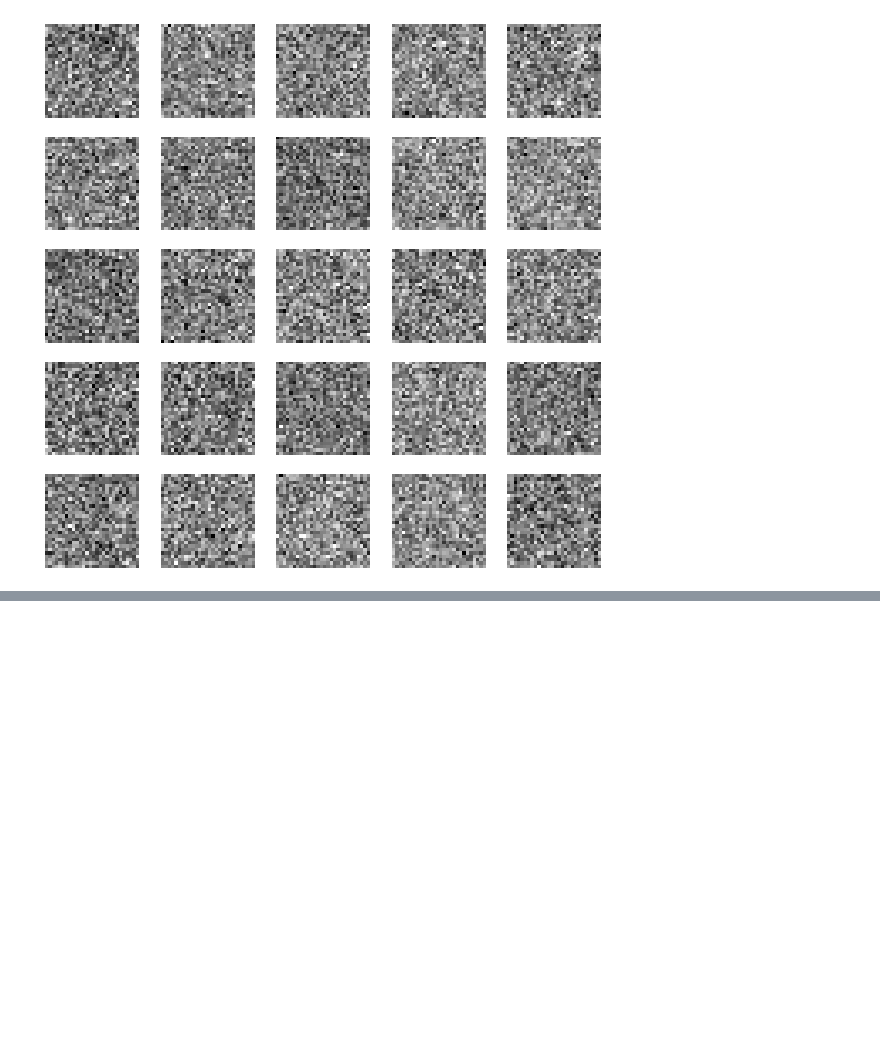
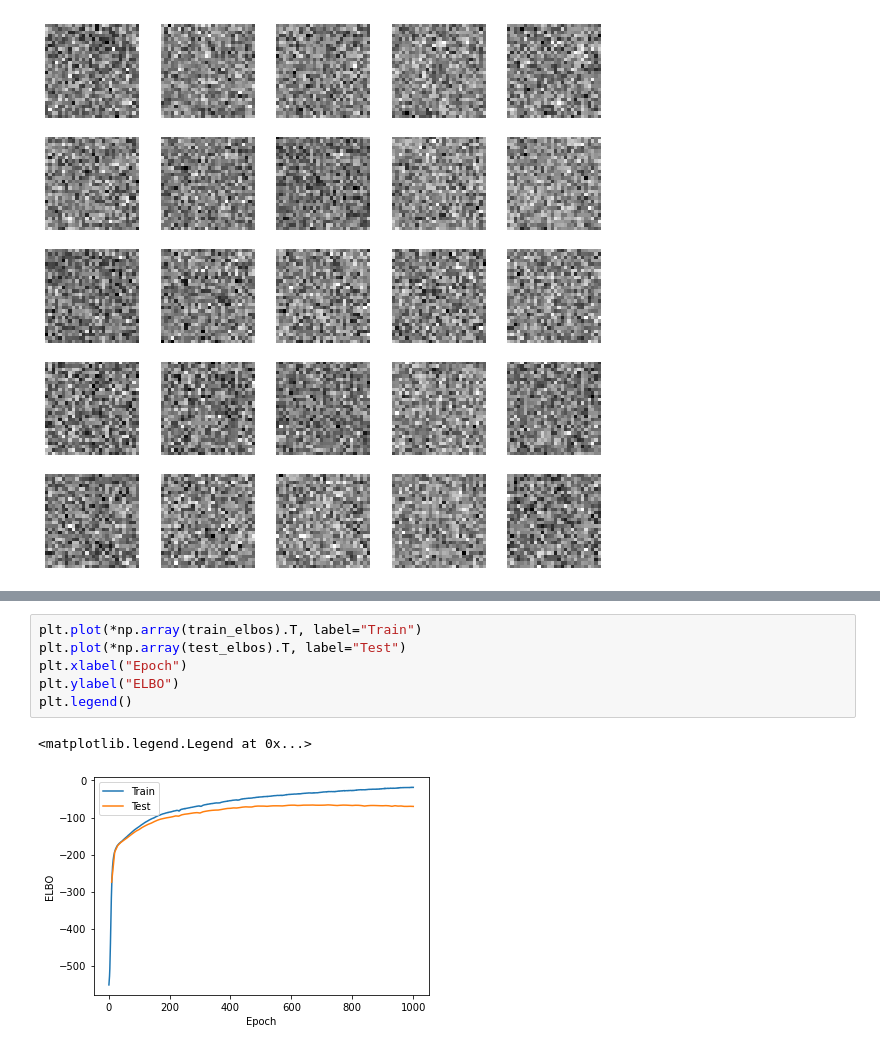
Before and after one commit to ATML-2022-Group6/inference-suboptimality, a Jupyter notebook: test_vae.ipynb, the cells around one changed output, grey strips where cells are left out. Saved outputs shown, nothing was run; the diff lists cells and outputs as text; blank space fills up the shorter version.

```diff
--- a/test_vae.ipynb
+++ b/test_vae.ipynb
@@ -150,3 +156,12 @@ for epoch in trange(1, num_epochs+1):
+# %%
+plt.plot(*np.array(train_elbos).T, label="Train")
+plt.plot(*np.array(test_elbos).T, label="Test")
+plt.xlabel("Epoch")
+plt.ylabel("ELBO")
+plt.legend()
+# %% [output]
+<matplotlib.legend.Legend at 0x...>
+[figure, added]
 # %%
 visualise_recons(get_params(opt_state))
 # %% [output]
```
Also changed, not shown: parts of 9 cells of this notebook.
